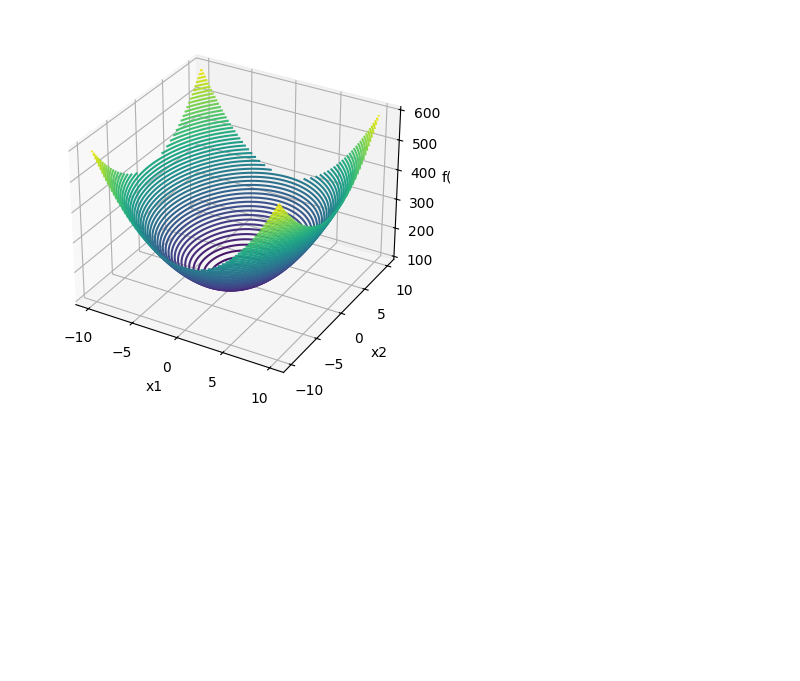
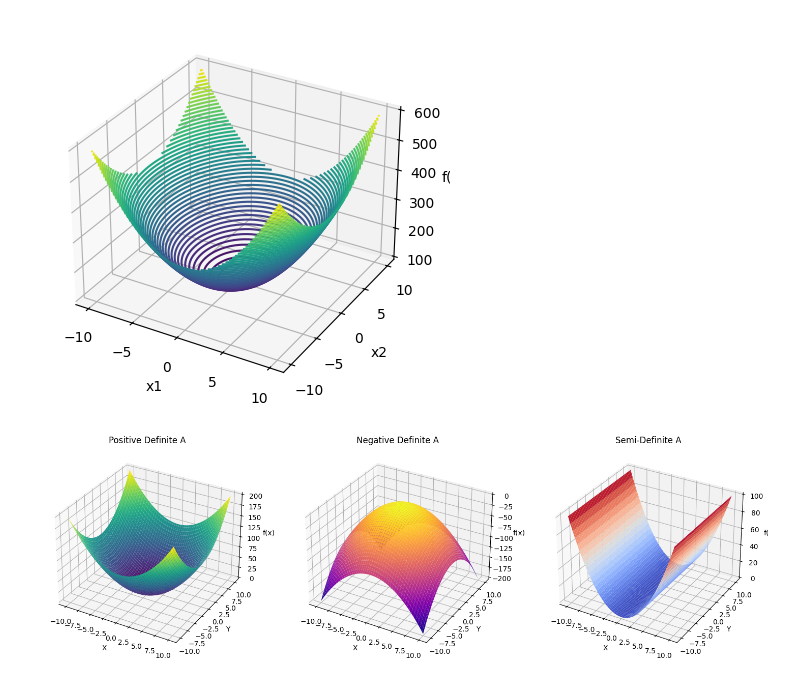
Before and after one commit to MBAhmadi/Math-in-ML, a Jupyter notebook: P5.ipynb, the cells around one changed output. Drawn from its saved outputs; the diff is of its cells as text; code cells hidden in the pictures; blank space fills up the shorter version.

```diff
--- a/P5.ipynb
+++ b/P5.ipynb
@@ -44,3 +44,56 @@ ax.set_zlabel('f(x)')
 plt.show()
 # %% [output]
 [figure]
+# %%
+import numpy as np
+import matplotlib.pyplot as plt
+from mpl_toolkits.mplot3d import Axes3D
+
+# تعریف بردار x و ماتریس A
+x_values = np.linspace(-10, 10, 100)
+X, Y = np.meshgrid(x_values, x_values)
+
+# ماتریس‌های مختلف A
+A_positive = np.array([[1, 0], [0, 1]])  # ماتریس مثبت معین
+A_negative = np.array([[-1, 0], [0, -1]])  # ماتریس منفی معین
+A_semi_definite = np.array([[1, 0], [0, 0]])  # نیمه‌معین
+
+# تعریف تابع f(x) = x^T A x
+def quadratic_form(A, X, Y):
+    return A[0, 0] * X**2 + A[1, 1] * Y**2 + 2 * A[0, 1] * X * Y
+
+# محاسبه خروجی تابع به ازای ماتریس‌های مختلف
+Z_positive = quadratic_form(A_positive, X, Y)
+Z_negative = quadratic_form(A_negative, X, Y)
+Z_semi_definite = quadratic_form(A_semi_definite, X, Y)
+
+# رسم نمودارها
+fig = plt.figure(figsize=(18, 6))
+
+# نمودار برای ماتریس مثبت معین
+ax1 = fig.add_subplot(131, projection='3d')
+ax1.plot_surface(X, Y, Z_positive, cmap='viridis')
+ax1.set_title('Positive Definite A')
+ax1.set_xlabel('X')
+ax1.set_ylabel('Y')
+ax1.set_zlabel('f(x)')
+
+# نمودار برای ماتریس منفی معین
+ax2 = fig.add_subplot(132, projection='3d')
+ax2.plot_surface(X, Y, Z_negative, cmap='plasma')
+ax2.set_title('Negative Definite A')
+ax2.set_xlabel('X')
+ax2.set_ylabel('Y')
+ax2.set_zlabel('f(x)')
+
+# نمودار برای ماتریس نیمه معین
+ax3 = fig.add_subplot(133, projection='3d')
+ax3.plot_surface(X, Y, Z_semi_definite, cmap='coolwarm')
+ax3.set_title('Semi-Definite A')
+ax3.set_xlabel('X')
+ax3.set_ylabel('Y')
+ax3.set_zlabel('f(x)')
+
+plt.show()
+# %% [output]
+[figure, added]
```
Also changed, not shown: parts of 9 cells of this notebook.
